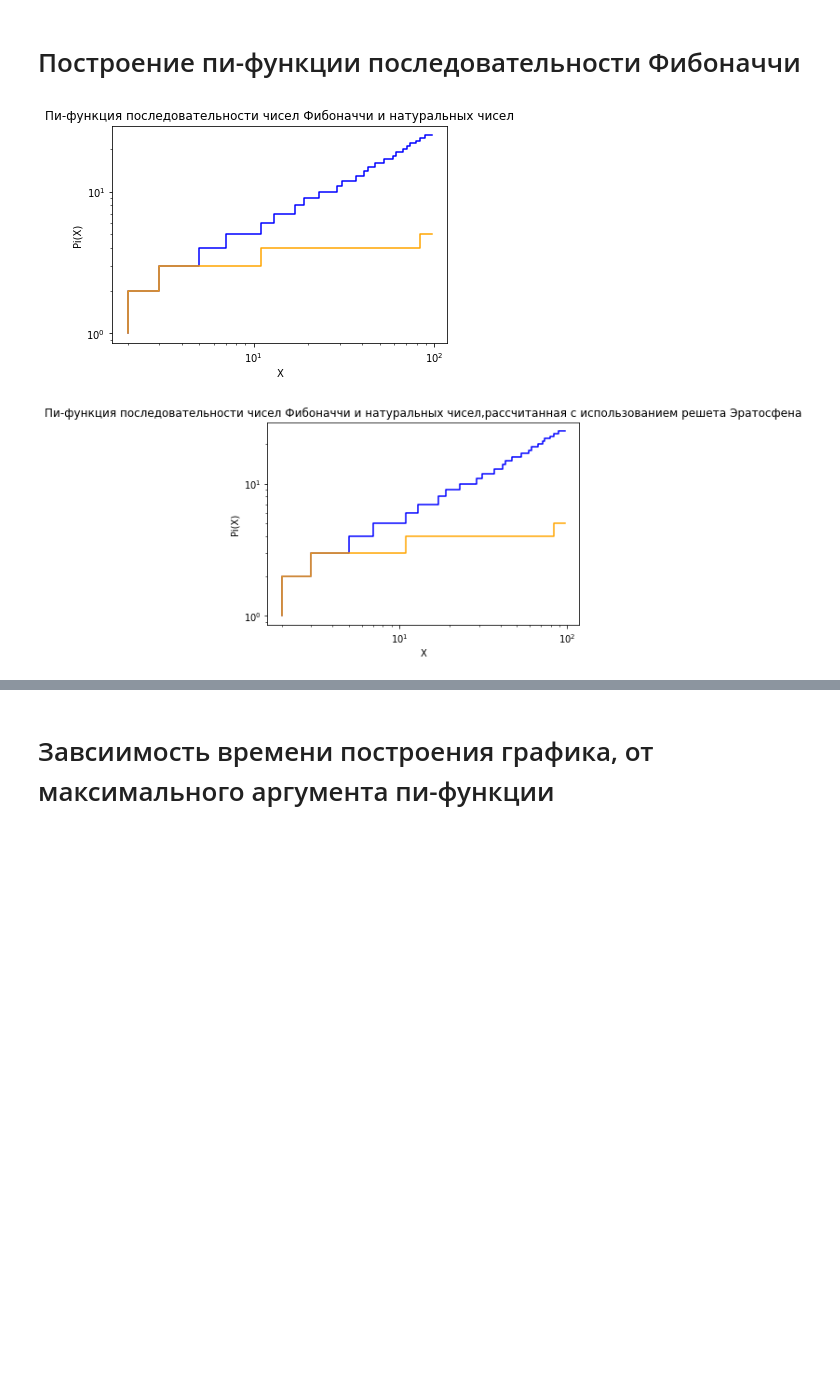
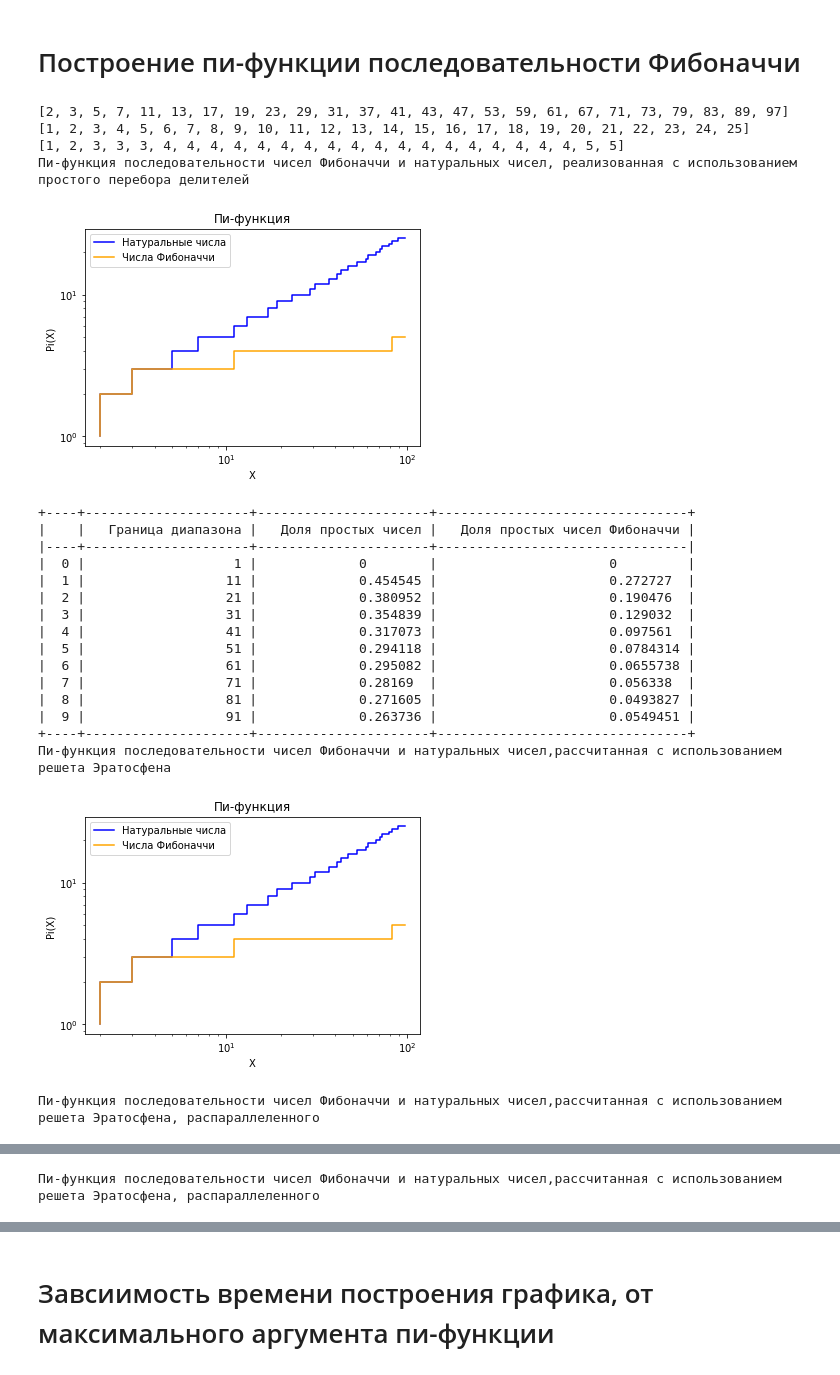
Before and after one commit to Twickitt/Pi-function-of-Fibonacci-and-Tribonacci-Nentrabonacci, a Jupyter notebook: Fibonacci_pi_func.ipynb, the cells around one changed output, grey strips where cells are left out. Drawn from its saved outputs; the diff is of its cells as text; code cells hidden in the pictures; blank space fills up the shorter version.

```diff
--- a/Fibonacci_pi_func.ipynb
+++ b/Fibonacci_pi_func.ipynb
@@ -6,6 +6,7 @@ import matplotlib.pyplot as plt
 import pandas as pd
 import time
 import numpy as np
+from tabulate import tabulate
 
 #Функция заполняет пустой массив числами Фибоначчи, не превосходящими заданный супремум
 # и возвращает заполненный массив,
@@ -258,19 +259,40 @@ def pi_func_plot_2(deg_max):
         y.append(Pi_func(x[i]))
         y_Fib.append(Pi_func_Fib(x[i]))
 
-    '''print(x)
+    print(x)
     print(y)
-    print(y_Fib)'''
+    print(y_Fib)
 
+    print("Пи-функция последовательности чисел Фибоначчи и натуральных чисел, реализованная с использованием простого перебора делителей")
     #Построение
     plt.plot(x, y, drawstyle='steps-pre', label='Pi(x)', color='blue')
     plt.plot(x, y_Fib, drawstyle='steps-pre', label='Pi_Fib(x)', color='orange')
     plt.xscale('log')
     plt.yscale('log')
-    plt.title('Пи-функция последовательности чисел Фибоначчи и натуральных чисел')
+    plt.title('Пи-функция')
     plt.xlabel('X')
     plt.ylabel('Pi(X)')
+    plt.legend(["Натуральные числа", "Числа Фибоначчи"])
     plt.show()
+
+    x = range(1, 10**deg_max, 10**deg_max // 10)
+    y = [Pi_func(i) / i for i in x]
+    y_Fib = [Pi_func_Fib(i) / i for i in x]
+
+    # Создаем DataFrame
+    data = {
+        "Граница диапазона": x,
+        "Доля простых чисел": y,
+        "Доля простых чисел Фибоначчи": y_Fib
+    }
+
+    table = pd.DataFrame(data)
+    #print(table)
+
+    # Выводим таблицу в красивом формате
+    print(tabulate(table, headers='keys', tablefmt='psql'))
+
+
 
 def pi_func_plot_2_using_sieve_Eratosphene(deg_max):
     x = []
@@ -287,15 +309,16 @@ def pi_func_plot_2_using_sieve_Eratosphene(deg_max):
     '''print(x)
     print(y)
     print(y_Fib)'''
-
+    print("Пи-функция последовательности чисел Фибоначчи и натуральных чисел,рассчитанная с использованием решета Эратосфена")
     #Построение
     plt.plot(x, y, drawstyle='steps-pre', label='Pi(x)', color='blue')
     plt.plot(x, y_Fib, drawstyle='steps-pre', label='Pi_Fib(x)', color='orange')
     plt.xscale('log')
     plt.yscale('log')
-    plt.title('Пи-функция последовательности чисел Фибоначчи и натуральных чисел,рассчитанная с использованием решета Эратосфена')
+    plt.title('Пи-функция')
     plt.xlabel('X')
     plt.ylabel('Pi(X)')
+    plt.legend(["Натуральные числа", "Числа Фибоначчи"])
     plt.show()
 
 def pi_func_plot_2_using_sieve_Eratosphene_paralleled(deg_max):
@@ -307,34 +330,55 @@ def pi_func_plot_2_using_sieve_Eratosphene_paralleled(deg_max):
     #x = Fib_numbers_fill(10**deg_max, x)
     x = cut_composites_by_sieve_Eratosphene_paralleled(range(2, 10**deg_max))
     for i in range(len(x)):
         y.append(Pi_func_using_sieve_Eratosphene_paralleled(x[i]))
         y_Fib.append(Pi_func_Fib_using_sieve_Eratosphene_paralleled(x[i]))
 
     '''print(x)
     print(y)
     print(y_Fib)'''
-
+    print('Пи-функция последовательности чисел Фибоначчи и натуральных чисел,рассчитанная с использованием решета Эратосфена, распараллеленного')
     #Построение
     plt.plot(x, y, drawstyle='steps-pre', label='Pi(x)', color='blue')
     plt.plot(x, y_Fib, drawstyle='steps-pre', label='Pi_Fib(x)', color='orange')
     plt.xscale('log')
     plt.yscale('log')
-    plt.title('Пи-функция последовательности чисел Фибоначчи и натуральных чисел,рассчитанная с использованием решета Эратосфена, распараллеленного')
+    plt.title('Пи-функция')
     plt.xlabel('X')
     plt.ylabel('Pi(X)')
+    plt.legend(["Натуральные числа", "Числа Фибоначчи"])
     plt.show()
 
 
 
 #pi_func_plot(5)#18 possible but slow
 pi_func_plot_2(2)
 pi_func_plot_2_using_sieve_Eratosphene(2)
 pi_func_plot_2_using_sieve_Eratosphene_paralleled(2)
 pi_func_plot_2(3)
 pi_func_plot_2_using_sieve_Eratosphene(3)
 pi_func_plot_2_using_sieve_Eratosphene_paralleled(3)
 #pi_func_plot_2(6)
 #pi_func_plot_2(8)#для 9 долго считает, график для 8 почти не отличается от 6
 # %% [output]
+[2, 3, 5, 7, 11, 13, 17, 19, 23, 29, 31, 37, 41, 43, 47, 53, 59, 61, 67, 71, 73, 79, 83, 89, 97]
+[1, 2, 3, 4, 5, 6, 7, 8, 9, 10, 11, 12, 13, 14, 15, 16, 17, 18, 19, 20, 21, 22, 23, 24, 25]
+[1, 2, 3, 3, 3, 4, 4, 4, 4, 4, 4, 4, 4, 4, 4, 4, 4, 4, 4, 4, 4, 4, 4, 5, 5]
+Пи-функция последовательности чисел Фибоначчи и натуральных чисел, реализованная с использованием простого перебора делителей
-[figure, old version]
+[figure, new version]
++----+---------------------+----------------------+--------------------------------+
+|    |   Граница диапазона |   Доля простых чисел |   Доля простых чисел Фибоначчи |
+|----+---------------------+----------------------+--------------------------------|
+|  0 |                   1 |             0        |                      0         |
+|  1 |                  11 |             0.454545 |                      0.272727  |
+|  2 |                  21 |             0.380952 |                      0.190476  |
+|  3 |                  31 |             0.354839 |                      0.129032  |
+|  4 |                  41 |             0.317073 |                      0.097561  |
+|  5 |                  51 |             0.294118 |                      0.0784314 |
+|  6 |                  61 |             0.295082 |                      0.0655738 |
+|  7 |                  71 |             0.28169  |                      0.056338  |
+|  8 |                  81 |             0.271605 |                      0.0493827 |
+|  9 |                  91 |             0.263736 |                      0.0549451 |
++----+---------------------+----------------------+--------------------------------+
+Пи-функция последовательности чисел Фибоначчи и натуральных чисел,рассчитанная с использованием решета Эратосфена
-[figure, old version]
+[figure, new version]
+Пи-функция последовательности чисел Фибоначчи и натуральных чисел,рассчитанная с использованием решета Эратосфена, распараллеленного
@@ -343,0 +407 @@ pi_func_plot_2_using_sieve_Eratosphene_paralleled(3)
+Пи-функция последовательности чисел Фибоначчи и натуральных чисел,рассчитанная с использованием решета Эратосфена, распараллеленного
```
Also changed, not shown: parts of 4 cells of this notebook.
